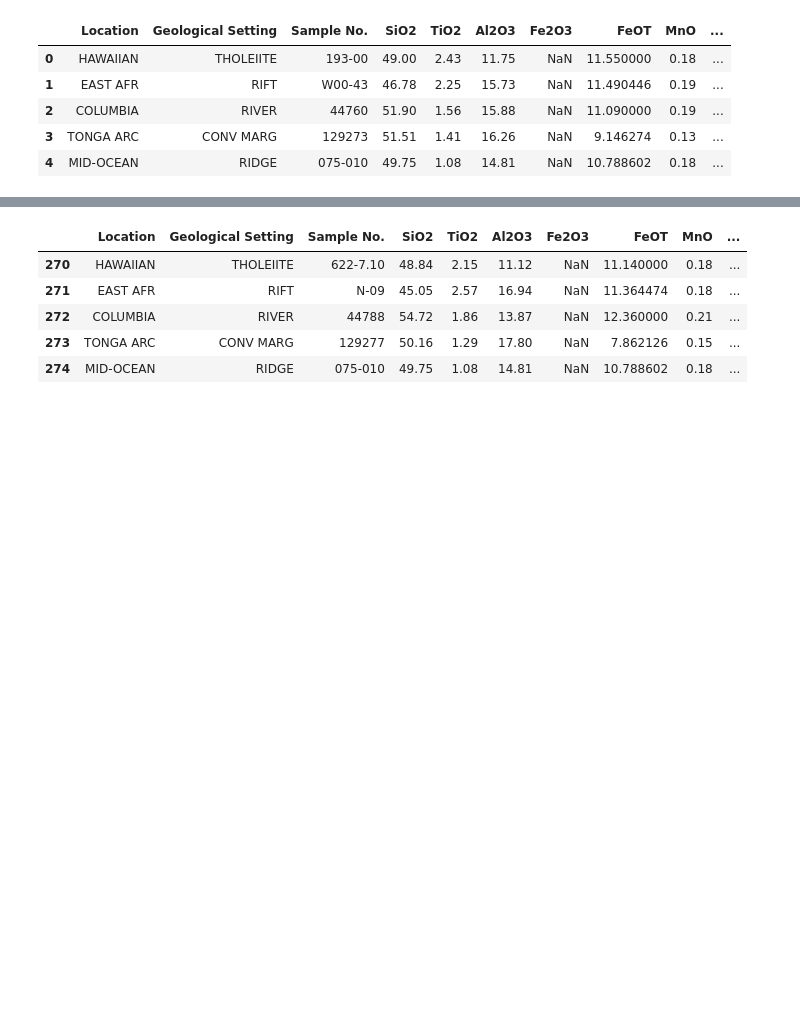
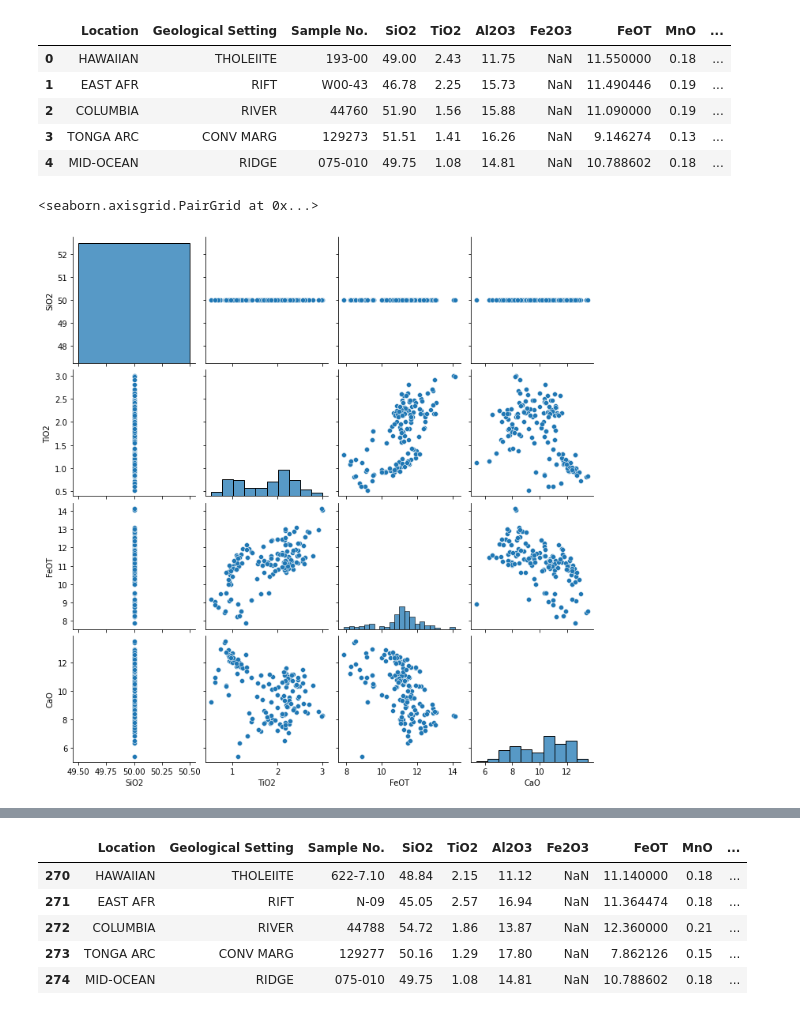
Before and after one commit to MusawenkosiGeology/Programming-Data-Analysis-with-Python-in-the-Geosciences, a Jupyter notebook: Basalt_TraceElement_ForStudents.ipynb, the cells around one changed output, grey strips where cells are left out. Cells and saved outputs as stored; diff of their text form; code cells hidden in the pictures; blank space fills up the shorter version.

```diff
--- a/Basalt_TraceElement_ForStudents.ipynb
+++ b/Basalt_TraceElement_ForStudents.ipynb
@@ -70,0 +93,8 @@ df_samples.head()
+# %%
+sns.pairplot(
+    data=df_samples,
+    x_vars=["SiO2", "TiO2", "FeOT","CaO"],
+    y_vars=["SiO2","TiO2","FeOT","CaO"])
+# %% [output]
+<seaborn.axisgrid.PairGrid at 0x...>
+[figure, added]
```
Also changed, not shown: parts of 20 cells of this notebook.
